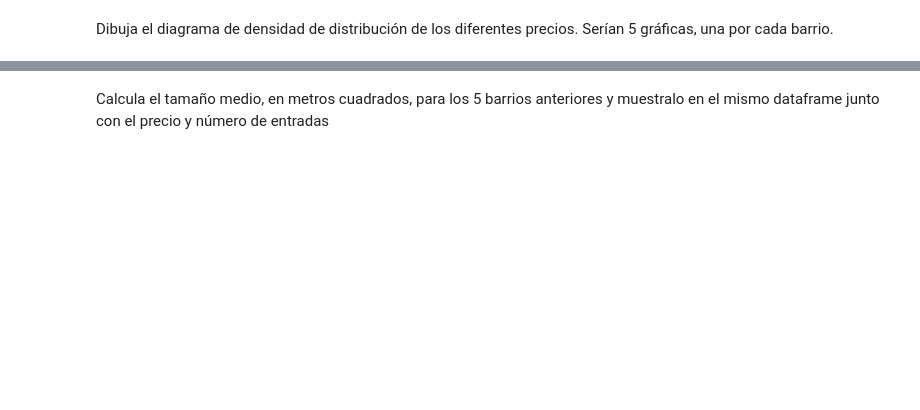
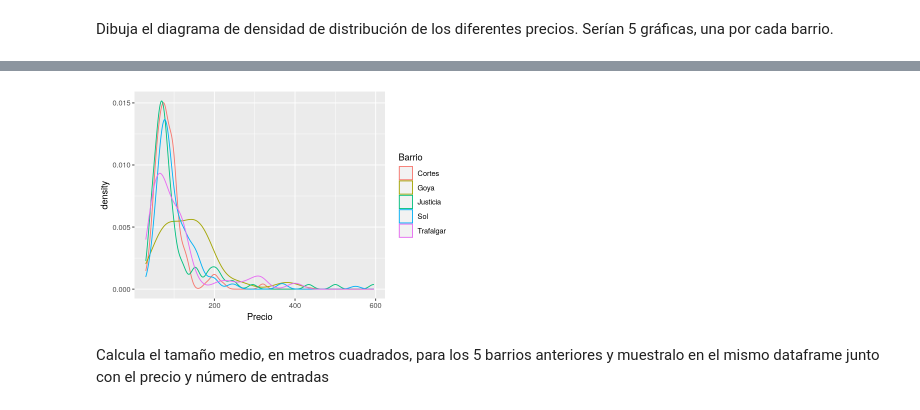
Before and after one commit to n1rocket/estadistica_r_armando_bueno, a Jupyter notebook: 0-PracticaFinal.ipynb, the cells around one changed output, grey strips where cells are left out. Drawn from its saved outputs; the diff is of its cells as text; code cells hidden in the pictures; blank space fills up the shorter version.

```diff
--- a/0-PracticaFinal.ipynb
+++ b/0-PracticaFinal.ipynb
@@ -66,3 +261,6 @@ Cual es el precio medio de alquiler de cada uno, la diferencia que hay ¿es esta
 Filtra el dataframe cuyos tipo de alquiler sea  'Entire home/apt' y guardalo en un dataframe llamado
 *airbnb_entire*.
 Estas serán las entradas que tienen un alquiler del piso completo.
+# %%
+airbnb_entire <- airbnb[airbnb$TipoAlquiler == 'Entire home/apt',]
+airbnb_entire
@@ -75,3 +298,13 @@ Nota: Mirar solo en airbnb_entire. A partir de este punto y hasta que se diga lo
 ¿Cual es su precio medio?
 
 Ayuda: Usa la función aggregate `aggregate(.~colname,df,mean,na.rm=TRUE)`
+# %%
+#Con aggregate
+#aggregate(airbnb_entire$Precio, list(airbnb_entire$Barrio), mean, na.rm=TRUE)
+
+#Con dplyr
+precioMedioPorBarrio <- airbnb_entire %>%
+  group_by(Barrio) %>%
+  summarise_at(vars(Precio), list(PrecioMedio = mean))
+
+precioMedioPorBarrio
@@ -81,3 +334,14 @@ Ayuda: Usa la función aggregate `aggregate(.~colname,df,mean,na.rm=TRUE)`
 Mostrar una dataframe con el nombre del barrio, el precio y el número de entradas.
 
 Ayuda: Podeis crear un nuevo dataframe con las columnas "Barrio" y "Freq" que contenga el número de entradas en cada barrio y hacer un merge con el dataframe del punto anterior.
+# %%
+#Base
+#data.frame(table(airbnb_entire$Barrio))
+
+#Con dplyr
+apartamentosPorBarrio <- airbnb_entire %>%
+  group_by(Barrio) %>%
+  summarize(Freq=n())
+
+totalApartamentosPorBarrioConPrecioMedio <- merge(precioMedioPorBarrio, apartamentosPorBarrio, by = "Barrio")
+totalApartamentosPorBarrioConPrecioMedio
@@ -84,2 +368,8 @@ Ayuda: Podeis crear un nuevo dataframe con las columnas "Barrio" y "Freq" que co
 # %% [markdown]
 Partiendo del dataframe anterior, muestra los 5 barrios con mayor precio, pero que tengan más de 100 entradas de alquiler.
+# %%
+masDeCienEntradas <- totalApartamentosPorBarrioConPrecioMedio[totalApartamentosPorBarrioConPrecioMedio$Freq > 100,]
+
+topMasDeCienEntradas <- head(arrange(masDeCienEntradas,desc(PrecioMedio)), n = 5)
+
+topMasDeCienEntradas
@@ -86,2 +385,6 @@ Partiendo del dataframe anterior, muestra los 5 barrios con mayor precio, pero q
 # %% [markdown]
 Dibuja el diagrama de densidad de distribución de los diferentes precios. Serían 5 gráficas, una por cada barrio.
+# %%
+ggplot(airbnb_entire[airbnb_entire$Barrio == topMasDeCienEntradas[,1],], aes(x=Precio, color=Barrio))+
+geom_density()
+# %% [output]
@@ -88,2 +395,3 @@ Dibuja el diagrama de densidad de distribución de los diferentes precios. Serí
+[figure, added]
 # %% [markdown]
 Calcula el tamaño medio, en metros cuadrados, para los 5 barrios anteriores y muestralo en el mismo dataframe junto con el precio y número de entradas
```
Also changed, not shown: parts of 27 cells of this notebook, 1 other file.
